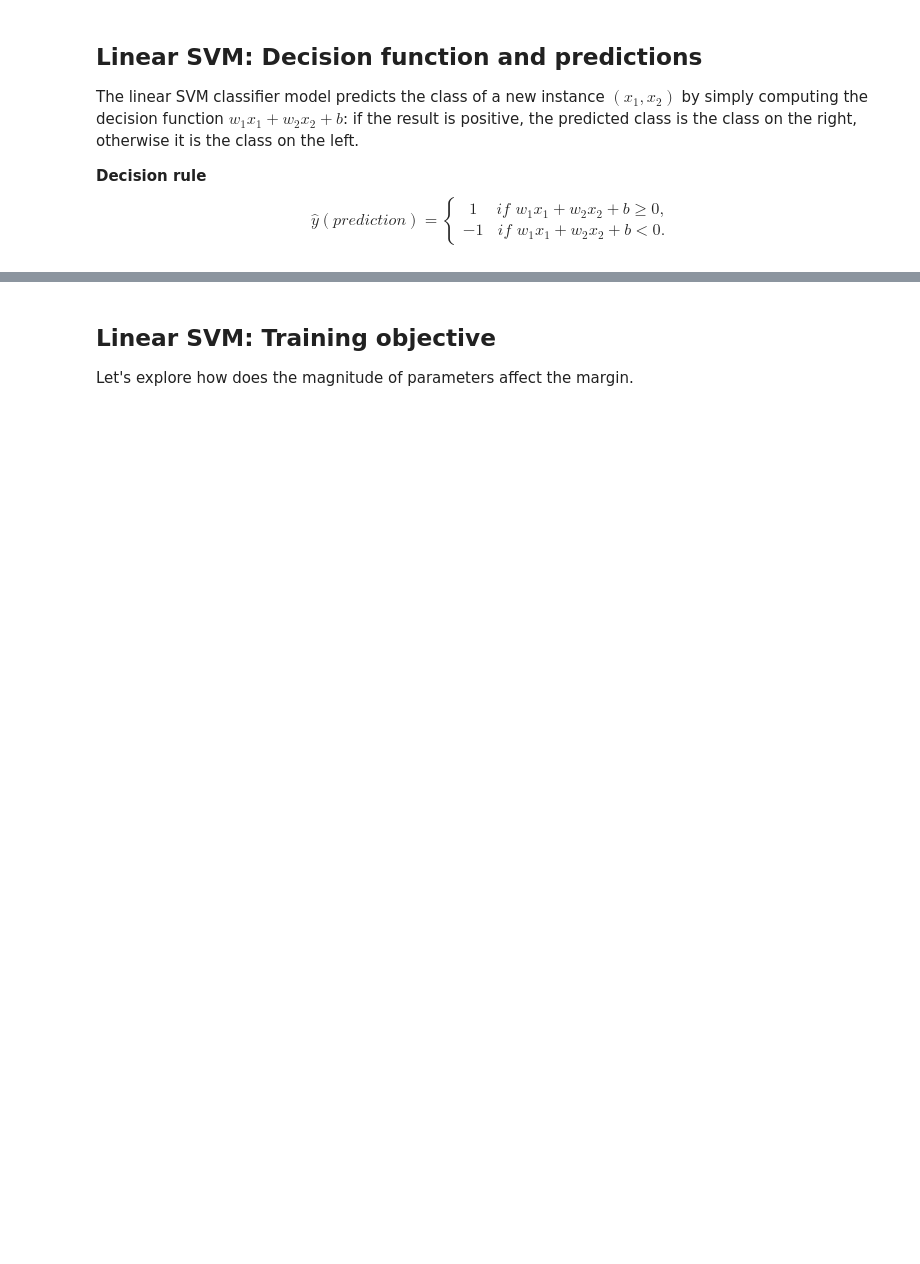
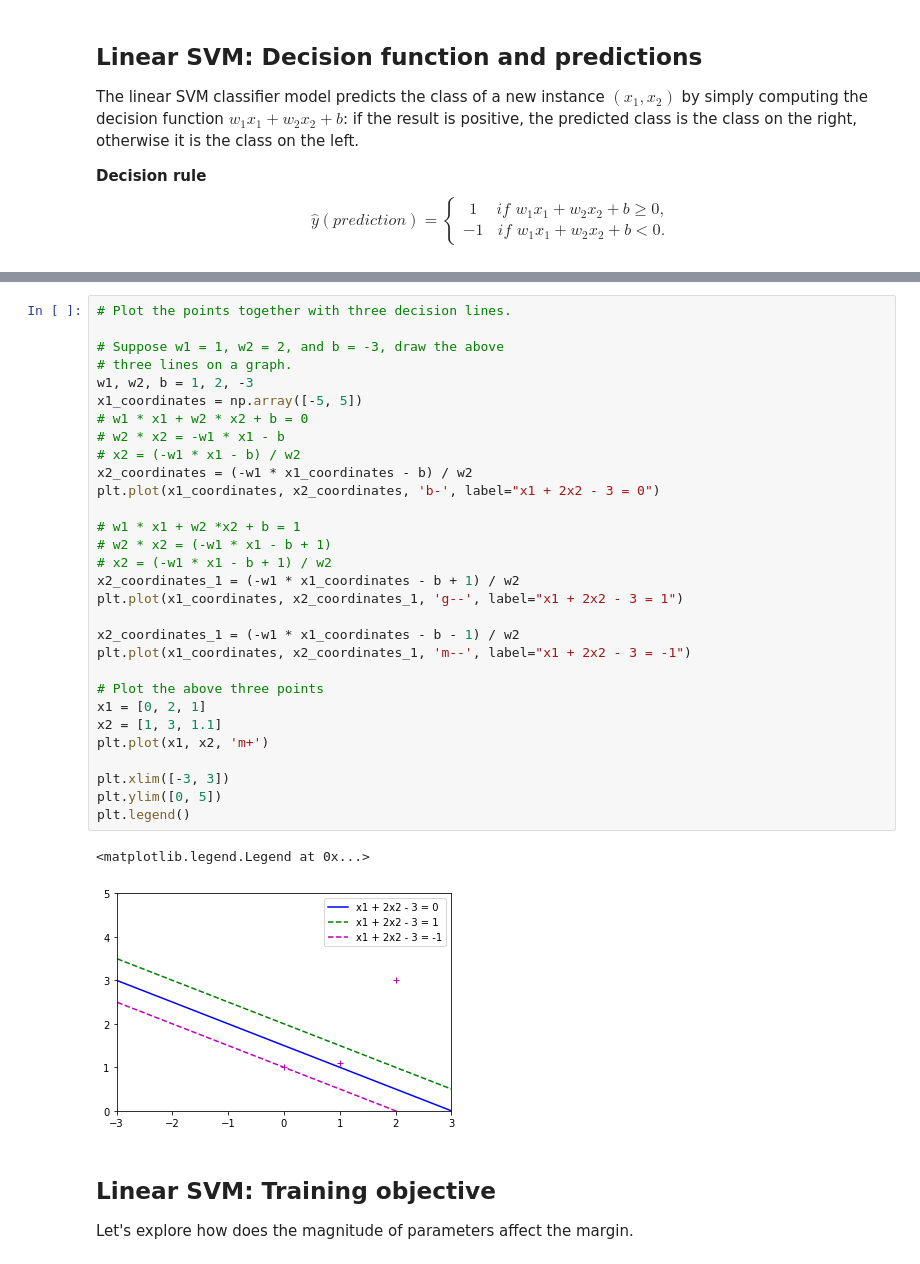
Before and after one commit to ch00226855/CMP414-765_Spring2020, a Jupyter notebook: Week08_SupportVectorMachine.ipynb, the cells around one changed output, grey strips where cells are left out. Saved outputs shown, nothing was run; the diff lists cells and outputs as text; blank space fills up the shorter version.

```diff
--- a/Week08_SupportVectorMachine.ipynb
+++ b/Week08_SupportVectorMachine.ipynb
@@ -94,3 +124,36 @@ The linear SVM classifier model predicts the class of a new instance $(x_1, x_2)
+# %%
+# Plot the points together with three decision lines.
+
+# Suppose w1 = 1, w2 = 2, and b = -3, draw the above
+# three lines on a graph.
+w1, w2, b = 1, 2, -3
+x1_coordinates = np.array([-5, 5])
+# w1 * x1 + w2 * x2 + b = 0
+# w2 * x2 = -w1 * x1 - b
+# x2 = (-w1 * x1 - b) / w2
+x2_coordinates = (-w1 * x1_coordinates - b) / w2
+plt.plot(x1_coordinates, x2_coordinates, 'b-', label="x1 + 2x2 - 3 = 0")
+
+# w1 * x1 + w2 *x2 + b = 1
+# w2 * x2 = (-w1 * x1 - b + 1)
+# x2 = (-w1 * x1 - b + 1) / w2
+x2_coordinates_1 = (-w1 * x1_coordinates - b + 1) / w2
+plt.plot(x1_coordinates, x2_coordinates_1, 'g--', label="x1 + 2x2 - 3 = 1")
+
+x2_coordinates_1 = (-w1 * x1_coordinates - b - 1) / w2
+plt.plot(x1_coordinates, x2_coordinates_1, 'm--', label="x1 + 2x2 - 3 = -1")
+
+# Plot the above three points
+x1 = [0, 2, 1]
+x2 = [1, 3, 1.1]
+plt.plot(x1, x2, 'm+')
+
+plt.xlim([-3, 3])
+plt.ylim([0, 5])
+plt.legend()
+# %% [output]
+<matplotlib.legend.Legend at 0x...>
+[figure, added]
 # %% [markdown]
 ## Linear SVM: Training objective
 Let's explore how does the magnitude of parameters affect the margin.
```
Also changed, not shown: parts of 12 cells of this notebook, 1 other file.
